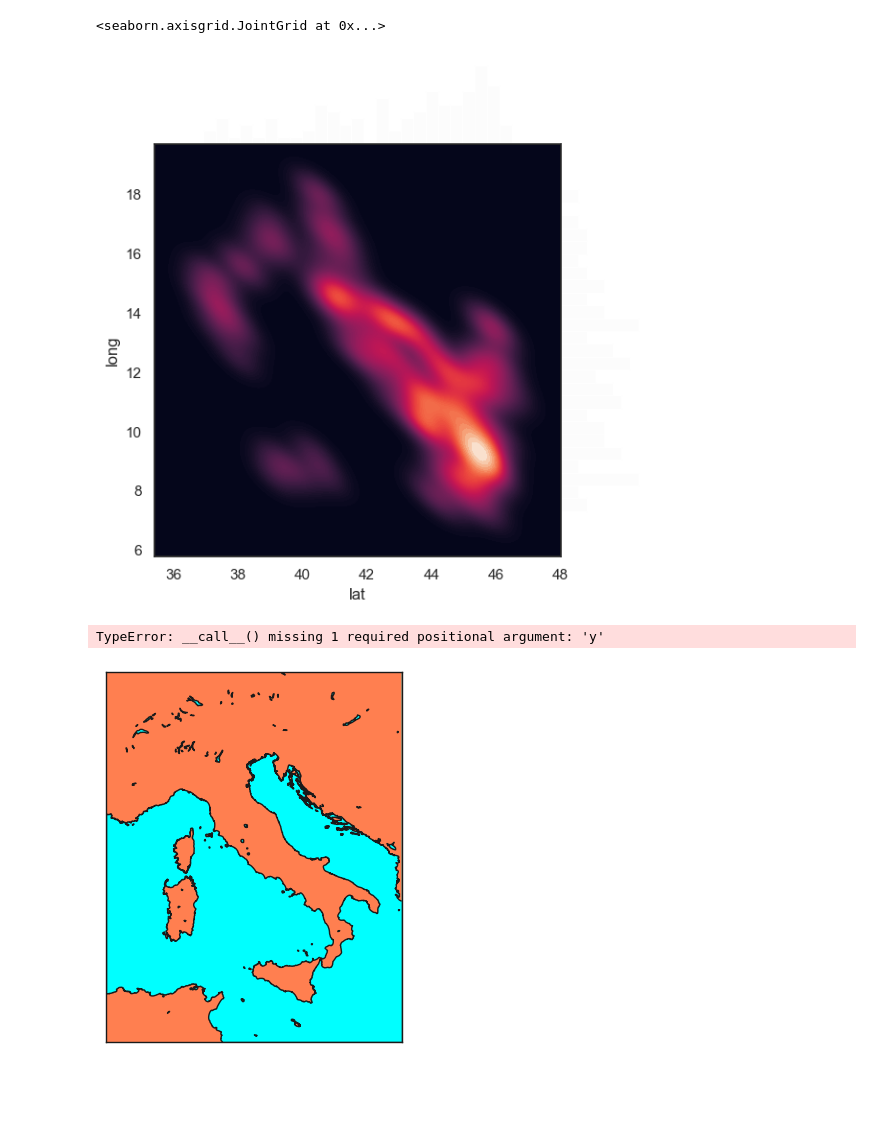
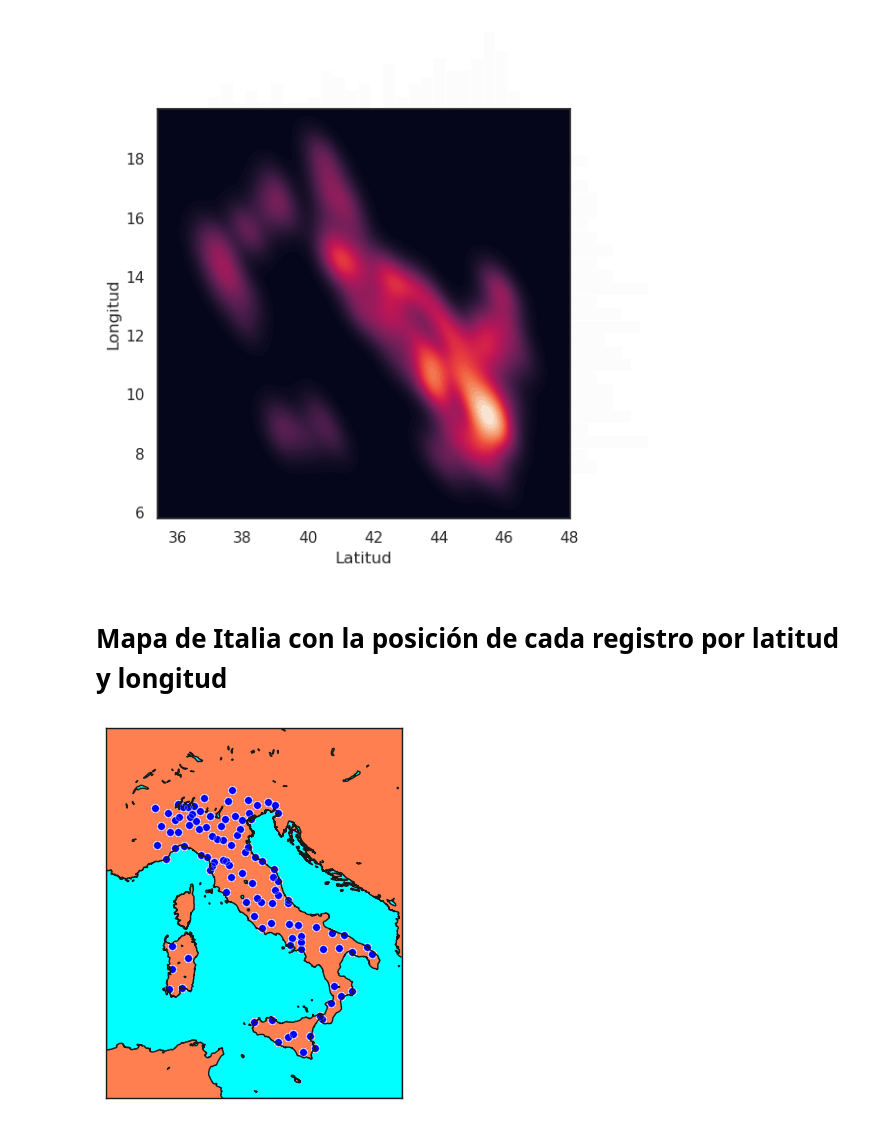
Before and after one commit to diegoguizanlopez/BigDataEIa, a Jupyter notebook: Big_Data/Sitemas_De_Big_Data/2_Trimestre/Tema_3/MongoDB/SeaBorn/Seaborn.ipynb, the cells around one changed output. Drawn from its saved outputs; the diff is of its cells as text; code cells hidden in the pictures; blank space fills up the shorter version.

Commit message:
Seaborn

```diff
--- a/Big_Data/Sitemas_De_Big_Data/2_Trimestre/Tema_3/MongoDB/SeaBorn/Seaborn.ipynb
+++ b/Big_Data/Sitemas_De_Big_Data/2_Trimestre/Tema_3/MongoDB/SeaBorn/Seaborn.ipynb
@@ -70,16 +65,18 @@ sns.heatmap(df_g, annot=True, linewidths=.5, ax=ax)
 # %%
-import seaborn as sns
-
 sns.set_theme(style="white")
 
 g = sns.JointGrid(data=df[:25000], x="lat", y="long", space=0)
-g.plot_joint(sns.kdeplot,
-             fill=True,
-             thresh=0, levels=100, cmap="rocket")
+g.plot_joint(sns.kdeplot, fill=True, thresh=0, levels=100, cmap="rocket")
 g.plot_marginals(sns.histplot, color="#03051A", alpha=0.01, bins=25)
+
+plt.subplots_adjust(top=0.95)
+
+g.ax_joint.set_xlabel('Latitud')
+g.ax_joint.set_ylabel('Longitud')
+
+plt.show()
 # %% [output]
-<seaborn.axisgrid.JointGrid at 0x...>
-[figure, old version]
+[figure, new version]
 # %%
 #!conda install -y conda-forge::basemap-data-hires
 #!conda install -y conda-forge::basemap
@@ -86,27 +84,30 @@ g.plot_marginals(sns.histplot, color="#03051A", alpha=0.01, bins=25)
+# %% [markdown]
+# Mapa de Italia con la posición de cada registro por latitud y longitud
 # %%
-import matplotlib.pyplot as plt
 from mpl_toolkits.basemap import Basemap
 
-# Set up a Lambert Conformal basemap centered around Italy
+sns.set_theme(style="darkgrid")
+
 m = Basemap(
     width=1200000, height=1500000,
     projection='lcc', resolution='h',
     lat_0=42, lon_0=12.5
 )
 
-# Draw coastlines
 m.drawcoastlines()
 
-# Fill the background with an ocean color
 m.drawmapboundary(fill_color='aqua')
 
-# Fill continents (Italy) with coral color
 m.fillcontinents(color='coral', lake_color='aqua')
 
-plt.plot(y=m(df['lat']), x=m(df['long']), color="blue", markersize=5)
+# Crear un DataFrame con las coordenadas
+df_plot = pd.DataFrame({
+    'long': m(df['long'].values, df['lat'].values)[0],
+    'lat': m(df['long'].values, df['lat'].values)[1]
+})
 
-# Show the map
+sns.scatterplot(x='long', y='lat', data=df_plot, color="blue", alpha=0.25, s=30)
+
 plt.show()
 # %% [output]
-TypeError: __call__() missing 1 required positional argument: 'y'
-[figure, old version]
+[figure, new version]
```
Also changed, not shown: parts of 11 cells of this notebook, 1 other file.
